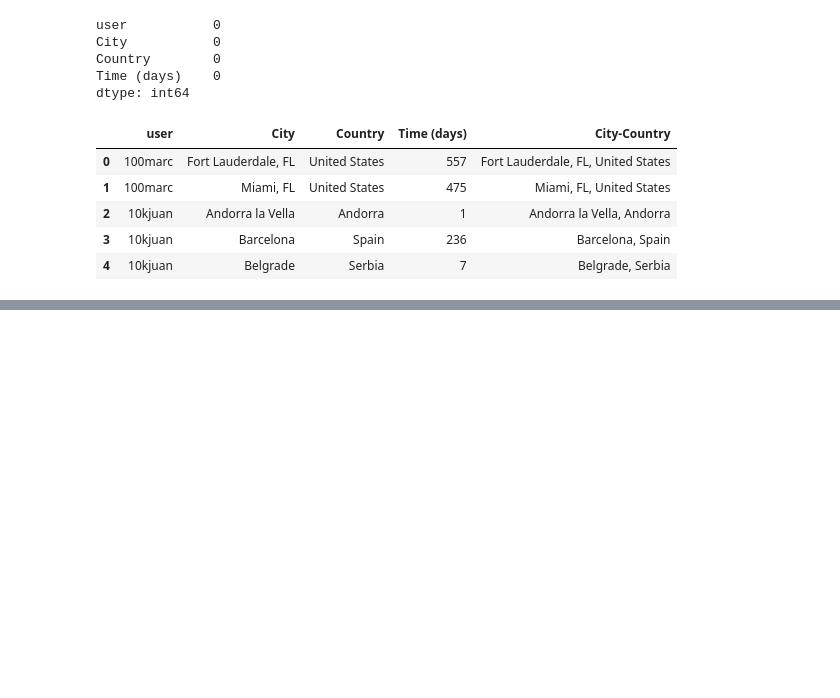
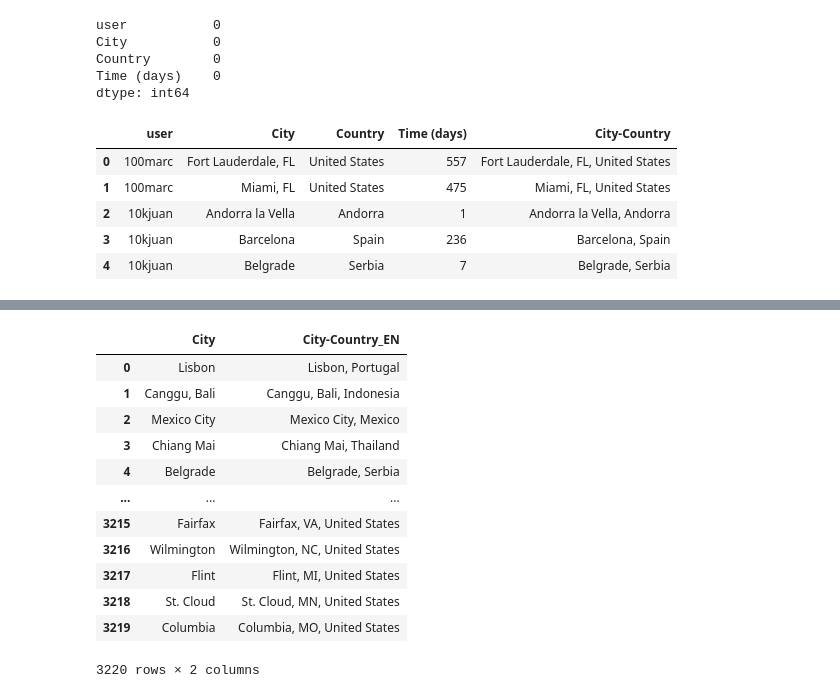
Before and after one commit to smunozan/datamex_082020, a Jupyter notebook: final-project/Code/Data_wrangling.ipynb, the cells around one changed output, grey strips where cells are left out. Saved outputs shown, nothing was run; the diff lists cells and outputs as text; code cells hidden in the pictures; blank space fills up the shorter version.

```diff
--- a/final-project/Code/Data_wrangling.ipynb
+++ b/final-project/Code/Data_wrangling.ipynb
@@ -126,0 +178,31 @@ users.to_csv('../data/user_cities.csv',index=False)
+# %%
+#generamos una tabla que solo traiga una columna con todos los valores y su City_Country_EN
+#Esto va a servir para machear ciudades
+
+city_lst = cities_lang[['City','City-Country_EN']]
+
+lst = ['City_ES', 'City-Country_ES',
+       'Other', 'Other_ES']
+
+for i in lst:
+    city = cities_lang[[i,'City-Country_EN']]
+    city.columns = ['City','City-Country_EN']
+
+    city_lst = city_lst.merge(city, how='outer')
+# %%
+#muestra de la tabla
+city_lst
+# %% [output]
+|  | City | City-Country_EN |
+| 0 | Lisbon | Lisbon, Portugal |
+| 1 | Canggu, Bali | Canggu, Bali, Indonesia |
+| 2 | Mexico City | Mexico City, Mexico |
+| 3 | Chiang Mai | Chiang Mai, Thailand |
+| 4 | Belgrade | Belgrade, Serbia |
+| ... | ... | ... |
+| 3215 | Fairfax | Fairfax, VA, United States |
+| 3216 | Wilmington | Wilmington, NC, United States |
+| 3217 | Flint | Flint, MI, United States |
+| 3218 | St. Cloud | St. Cloud, MN, United States |
+| 3219 | Columbia | Columbia, MO, United States |
+3220 rows × 2 columns
```
Also changed, not shown: parts of 10 cells of this notebook, 5 other files.
